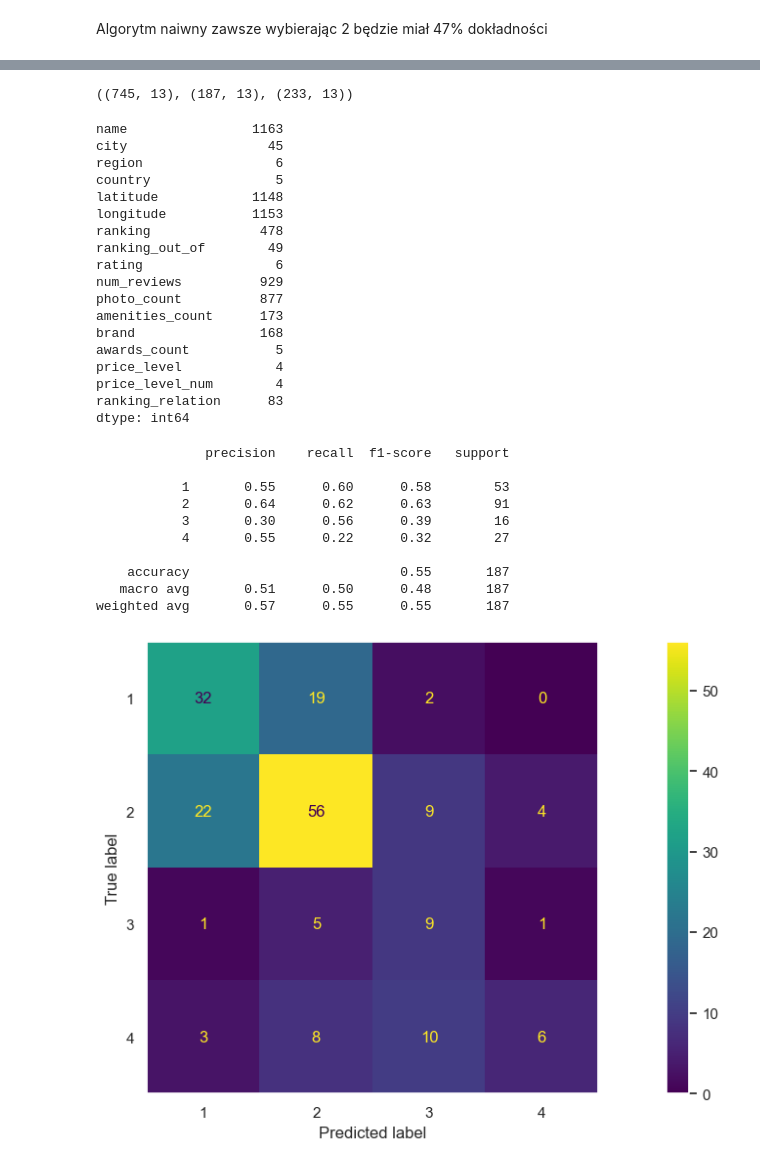
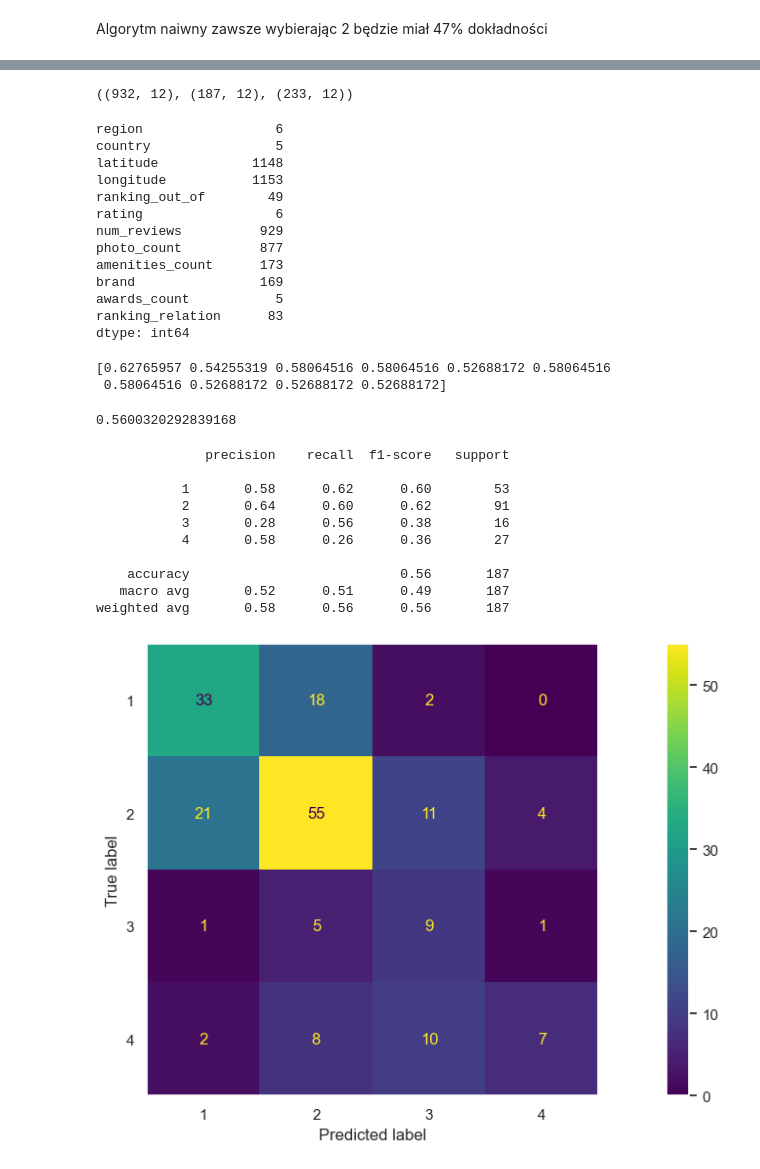
Before and after one commit to GameRuiner/hotels, a Jupyter notebook: hotels_modeling.ipynb, the cells around one changed output, grey strips where cells are left out. Cells and saved outputs as stored; diff of their text form; code cells hidden in the pictures.

Commit message:
result on test set

```diff
--- a/hotels_modeling.ipynb
+++ b/hotels_modeling.ipynb
@@ -213,60 +187,60 @@ plt.show()
 # %%
-X_df = df.drop(['price_level', 'price_level_num', 'ranking', 'name'], axis= 'columns')
+X_df = df.drop(['price_level', 'price_level_num', 'ranking', 'name', 'city'], axis= 'columns')
 enc = OrdinalEncoder()
 X_df.brand.fillna('no brand', inplace=True)
 X = enc.fit_transform(X_df)
 # X_scaled = minmax_scale(X)
 X_train, X_test, y_train, y_test = train_test_split(X, df.price_level_num, test_size=0.2, random_state=1)
-X_train, X_validation, y_train, y_validation = train_test_split(X_train, y_train, test_size=0.2, random_state=1)
+X_train_split, X_validation, y_train_split, y_validation = train_test_split(X_train, y_train, test_size=0.2, random_state=1)
 X_train.shape, X_validation.shape, X_test.shape
 # %% [output]
-((745, 13), (187, 13), (233, 13))
+((932, 12), (187, 12), (233, 12))
 # %%
-df.nunique()
+X_df.nunique()
 # %% [output]
-name                1163
-city                  45
 region                 6
 country                5
 latitude            1148
 longitude           1153
-ranking              478
 ranking_out_of        49
 rating                 6
 num_reviews          929
 photo_count          877
 amenities_count      173
-brand                168
+brand                169
 awards_count           5
-price_level            4
-price_level_num        4
 ranking_relation      83
 dtype: int64
 # %%
 clf = CategoricalNB(min_categories=X_df.nunique())
-clf.fit(X_train, y_train)
-y_pred = clf.predict(X_validation)
-
-print(classification_report(y_validation, y_pred))
+cross_scores = cross_val_score(clf, X_train, y_train, cv=10)
+print(cross_scores)
+cross_scores.mean()
 # %% [output]
-              precision    recall  f1-score   support
-
-           1       0.55      0.60      0.58        53
-           2       0.64      0.62      0.63        91
-           3       0.30      0.56      0.39        16
-           4       0.55      0.22      0.32        27
-
-    accuracy                           0.55       187
-   macro avg       0.51      0.50      0.48       187
-weighted avg       0.57      0.55      0.55       187
+[0.62765957 0.54255319 0.58064516 0.58064516 0.52688172 0.58064516
+ 0.58064516 0.52688172 0.52688172 0.52688172]
+0.5600320292839168
 # %%
+clf.fit(X_train_split, y_train_split)
+y_pred = clf.predict(X_validation)
+print(classification_report(y_validation, y_pred))
 c_matrix = confusion_matrix(y_validation, y_pred)
 cm_display = ConfusionMatrixDisplay(confusion_matrix = c_matrix, display_labels=sorted(list(set(y_test))))
 fig, ax = plt.subplots(figsize=(18, 6))
 ax.grid(False)
 cm_display.plot(ax=ax)
 plt.show()
 # %% [output]
+              precision    recall  f1-score   support
+
+           1       0.58      0.62      0.60        53
+           2       0.64      0.60      0.62        91
+           3       0.28      0.56      0.38        16
+           4       0.58      0.26      0.36        27
+
+    accuracy                           0.56       187
+   macro avg       0.52      0.51      0.49       187
+weighted avg       0.58      0.56      0.56       187
-[figure, old version]
+[figure, new version]
 # %%
 # dropped Y's low correlation ranking and name
```
Also changed, not shown: parts of 23 cells of this notebook, 1 other file.
